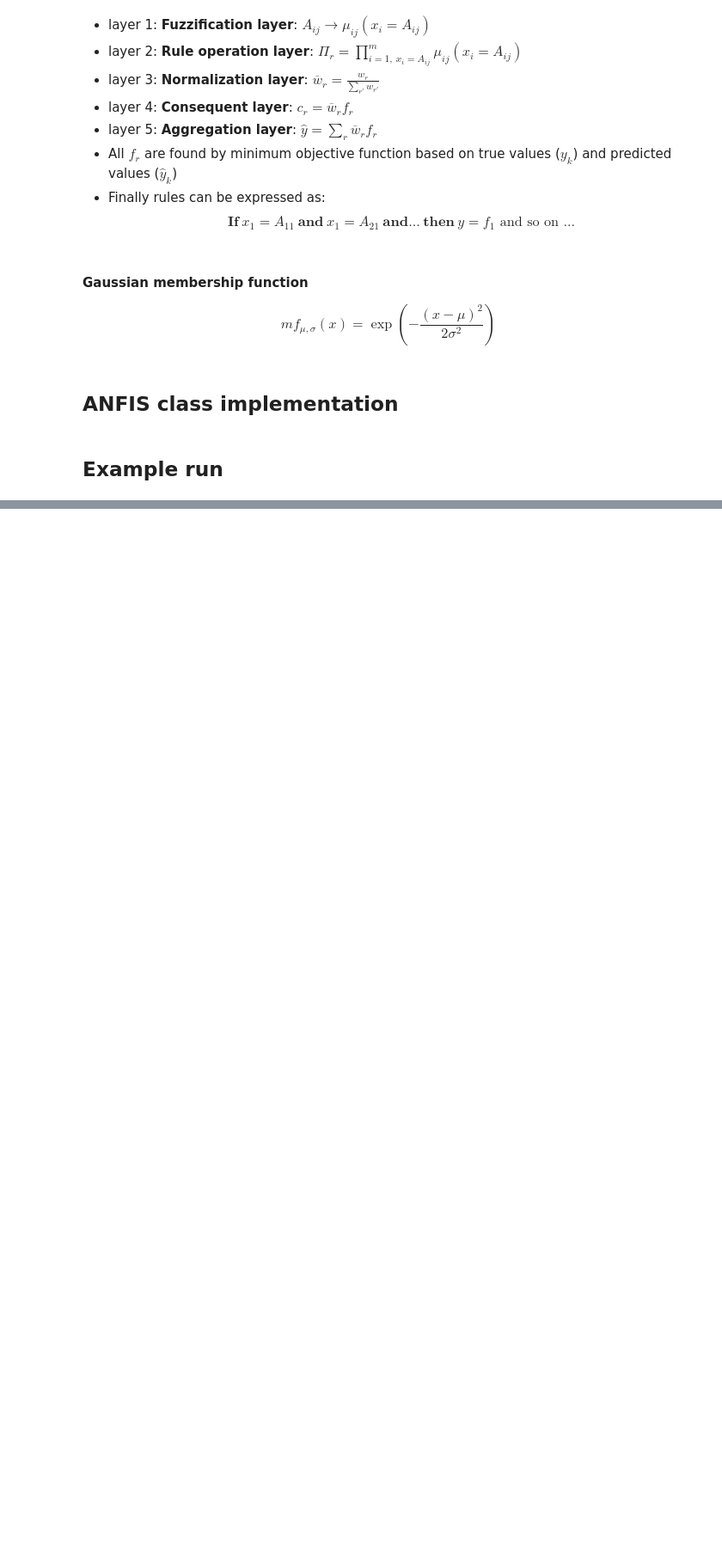
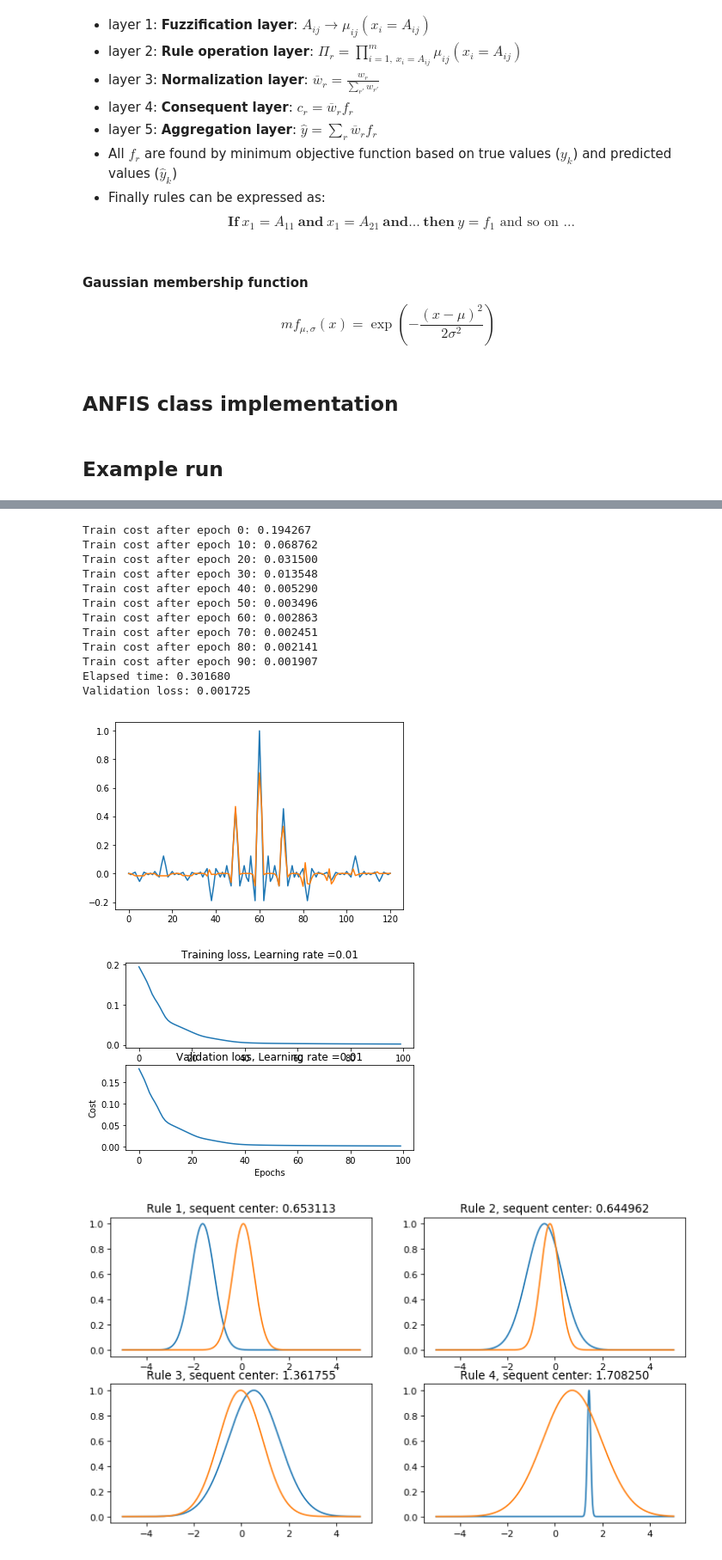
Before and after one commit to nguyenbh1507/Example_notebooks, a Jupyter notebook: TensorANFIS.ipynb, the cells around one changed output, grey strips where cells are left out. Shown at 86% size. Drawn from its saved outputs; the diff is of its cells as text; code cells hidden in the pictures; blank space fills up the shorter version.

```diff
--- a/TensorANFIS.ipynb
+++ b/TensorANFIS.ipynb
@@ -280,0 +281,71 @@ Validation loss: 0.001253
+# %%
+# load data
+
+ts = np.loadtxt("/home/hung/githubtest/anfis/anfistest/trainingSet.txt", usecols=[1,2,3])#numpy.loadtxt('c:\\Python_fiddling\\myProject\\MF\\trainingSet.txt',usecols=[1,2,3])
+X = ts[:,0:2]
+Y = ts[:,2]
+
+# ANFIS params and Tensorflow graph initialization
+m = 20  # number of rules
+alpha = 0.01  # learning rate
+
+fis = ANFIS(n_inputs=2, n_rules=m, learning_rate=alpha)
+
+# Training
+num_epochs = 100
+
+# Initialize session to make computations on the Tensorflow graph
+with tf.Session() as sess:
+    with tf.variable_scope('aloha', reuse=tf.AUTO_REUSE):
+        # Initialize model parameters
+        sess.run(fis.init_variables)
+        trn_costs = []
+        val_costs = []
+        time_start = time.time()
+        for epoch in range(num_epochs):
+            #  Run an update step
+            trn_loss, trn_pred = fis.train(sess, X, Y)
+            # Evaluate on validation set
+            val_pred, val_loss = fis.infer(sess, X, Y)
+            if epoch % 10 == 0:
+                print("Train cost after epoch %i: %f" % (epoch, trn_loss))
+            if epoch == num_epochs - 1:
+                time_end = time.time()
+                print("Elapsed time: %f" % (time_end - time_start))
+                print("Validation loss: %f" % val_loss)
+                # Plot real vs. predicted
+                # pred = np.vstack((np.expand_dims(trn_pred, 1), np.expand_dims(val_pred, 1)))
+                plt.figure(1)
+                plt.plot(Y)
+                plt.plot(trn_pred)
+            trn_costs.append(trn_loss)
+            val_costs.append(val_loss)
+        # Plot the cost over epochs
+        plt.figure(2)
+        plt.subplot(2, 1, 1)
+        plt.plot(np.squeeze(trn_costs))
+        plt.title("Training loss, Learning rate =" + str(alpha))
+        plt.subplot(2, 1, 2)
+        plt.plot(np.squeeze(val_costs))
+        plt.title("Validation loss, Learning rate =" + str(alpha))
+        plt.ylabel('Cost')
+        plt.xlabel('Epochs')
+        # Plot resulting membership functions
+        fis.plotmfs(sess)
+        plt.show()
+# %% [output]
+Train cost after epoch 0: 0.194267
+Train cost after epoch 10: 0.068762
+Train cost after epoch 20: 0.031500
+Train cost after epoch 30: 0.013548
+Train cost after epoch 40: 0.005290
+Train cost after epoch 50: 0.003496
+Train cost after epoch 60: 0.002863
+Train cost after epoch 70: 0.002451
+Train cost after epoch 80: 0.002141
+Train cost after epoch 90: 0.001907
+Elapsed time: 0.301680
+Validation loss: 0.001725
+[figure, added]
+[figure, added]
+[figure, added]
```
Also changed, not shown: parts of 2 cells of this notebook, 1 other file.
